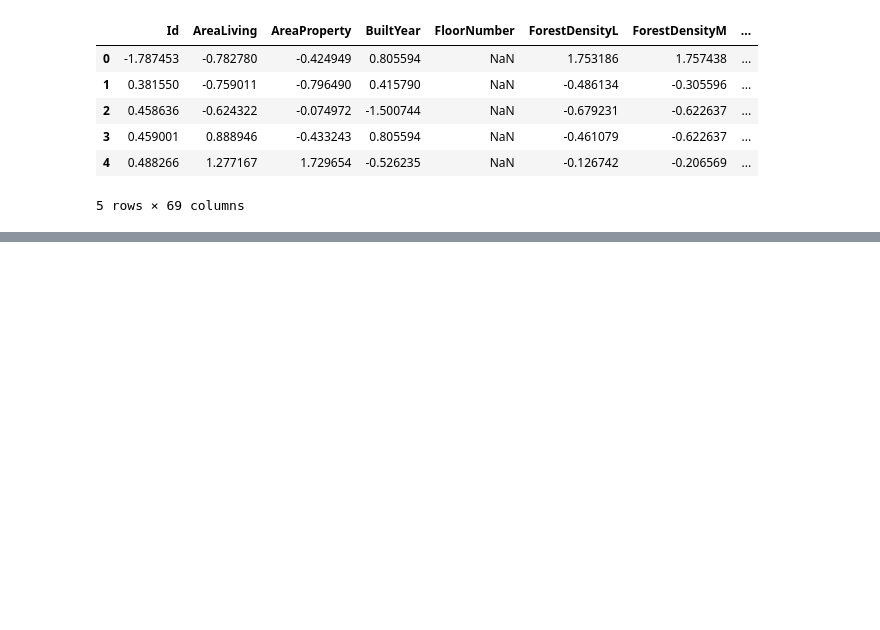
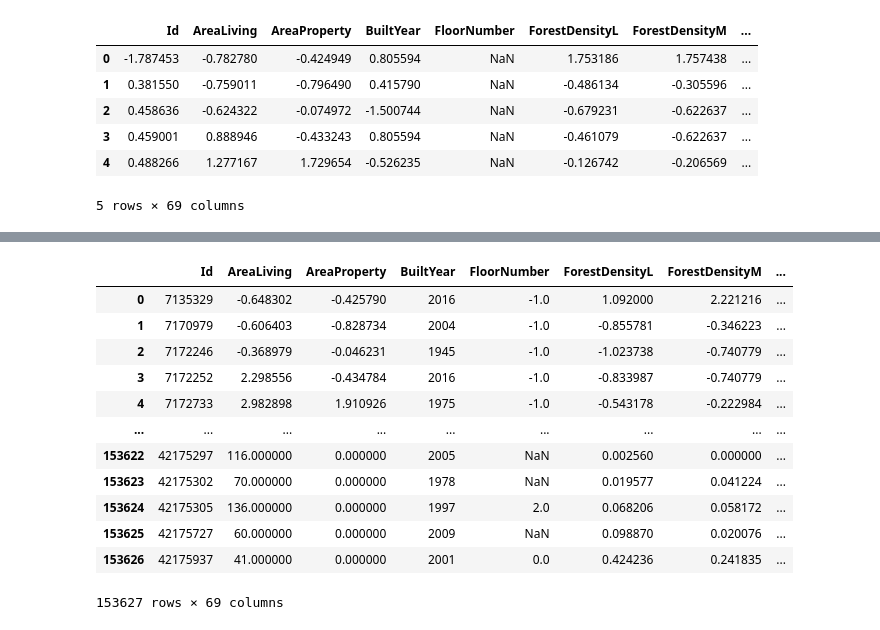
Before and after one commit to kenfus/hs-2020-immobilienrechner, a Jupyter notebook: preprocessing.ipynb, the cells around one changed output, grey strips where cells are left out. Cells and saved outputs as stored; diff of their text form; code cells hidden in the pictures; blank space fills up the shorter version.

```diff
--- a/preprocessing.ipynb
+++ b/preprocessing.ipynb
@@ -145,0 +272,16 @@ standardise_df(csv_data_head, to_ignore = ['PurchasePrice'])
+# %%
+csv_data
+# %% [output]
+|  | Id | AreaLiving | AreaProperty | BuiltYear | FloorNumber | ForestDensityL | ForestDensityM | ... |
+| 0 | 7135329 | -0.648302 | -0.425790 | 2016 | -1.0 | 1.092000 | 2.221216 | ... |
+| 1 | 7170979 | -0.606403 | -0.828734 | 2004 | -1.0 | -0.855781 | -0.346223 | ... |
+| 2 | 7172246 | -0.368979 | -0.046231 | 1945 | -1.0 | -1.023738 | -0.740779 | ... |
+| 3 | 7172252 | 2.298556 | -0.434784 | 2016 | -1.0 | -0.833987 | -0.740779 | ... |
+| 4 | 7172733 | 2.982898 | 1.910926 | 1975 | -1.0 | -0.543178 | -0.222984 | ... |
+| ... | ... | ... | ... | ... | ... | ... | ... | ... |
+| 153622 | 42175297 | 116.000000 | 0.000000 | 2005 | NaN | 0.002560 | 0.000000 | ... |
+| 153623 | 42175302 | 70.000000 | 0.000000 | 1978 | NaN | 0.019577 | 0.041224 | ... |
+| 153624 | 42175305 | 136.000000 | 0.000000 | 1997 | 2.0 | 0.068206 | 0.058172 | ... |
+| 153625 | 42175727 | 60.000000 | 0.000000 | 2009 | NaN | 0.098870 | 0.020076 | ... |
+| 153626 | 42175937 | 41.000000 | 0.000000 | 2001 | 0.0 | 0.424236 | 0.241835 | ... |
+153627 rows × 69 columns
```
Also changed, not shown: parts of 9 cells of this notebook, 1 other file.
